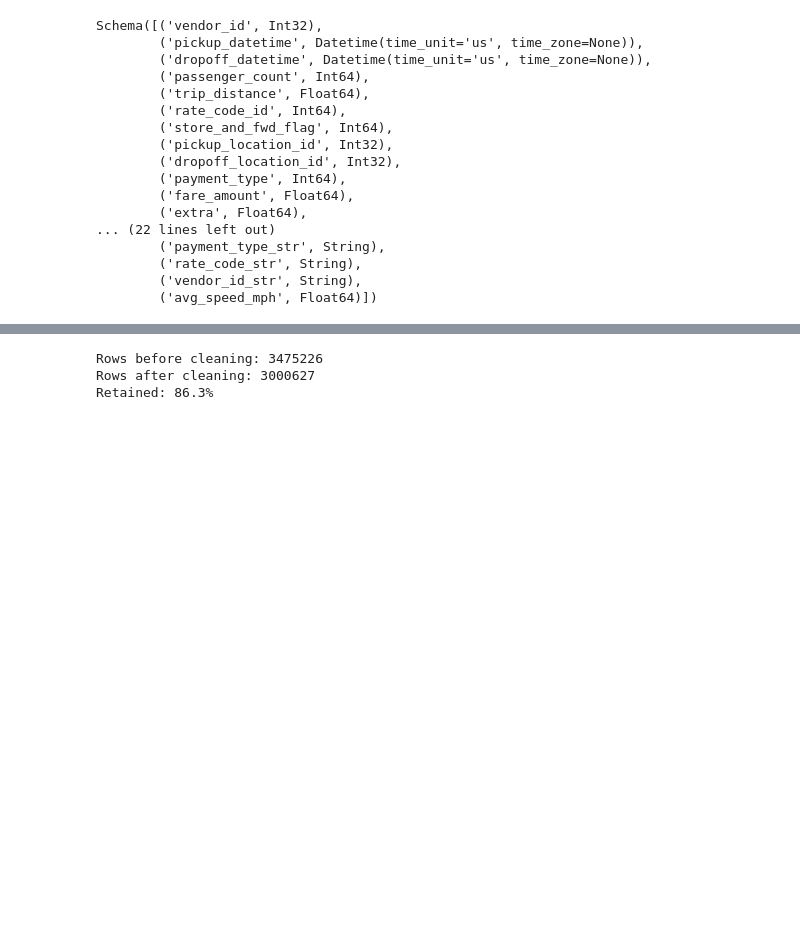
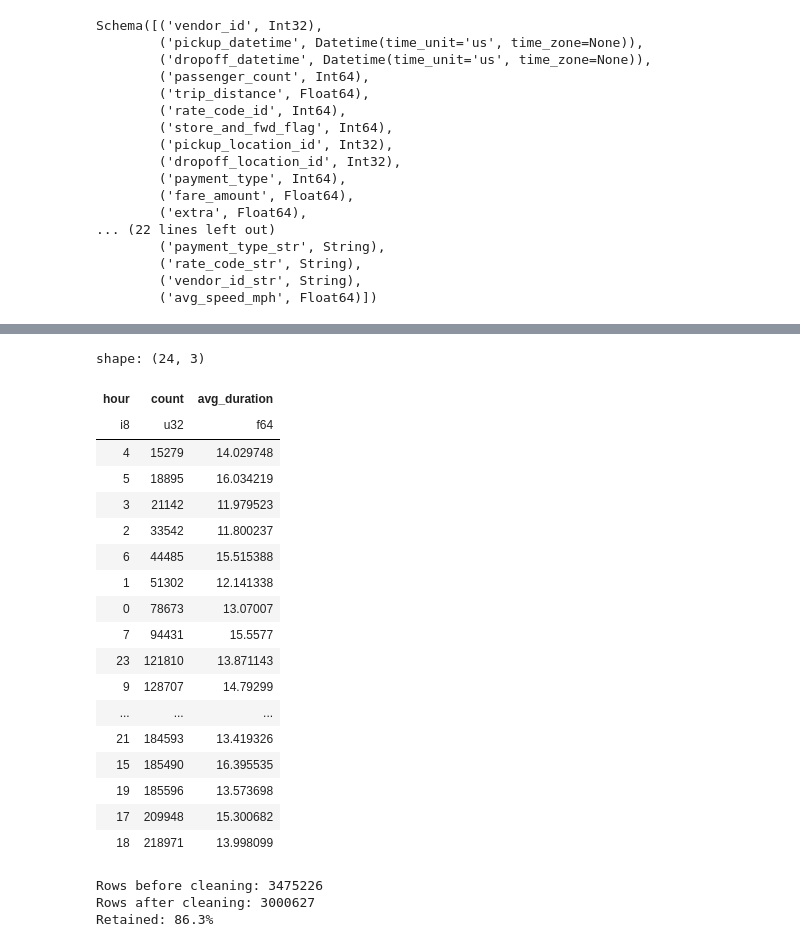
Before and after one commit to Iurisprudentia/ml-tinker, a Jupyter notebook: notebooks/eda_2025.ipynb, the cells around one changed output, grey strips where cells are left out. Drawn from its saved outputs; the diff is of its cells as text; code cells hidden in the pictures; blank space fills up the shorter version.

```diff
--- a/notebooks/eda_2025.ipynb
+++ b/notebooks/eda_2025.ipynb
@@ -275,3 +291,28 @@ df = df.select(keep_list)
+# %%
+df.group_by("hour").agg(
+    pl.len().alias("count"),
+    pl.mean("duration_min").alias("avg_duration"),
+    ).sort("count", descending=True)
+# %% [output]
+shape: (24, 3)
+| hour | count | avg_duration |
+| i8 | u32 | f64 |
+| 4 | 15279 | 14.029748 |
+| 5 | 18895 | 16.034219 |
+| 3 | 21142 | 11.979523 |
+| 2 | 33542 | 11.800237 |
+| 6 | 44485 | 15.515388 |
+| 1 | 51302 | 12.141338 |
+| 0 | 78673 | 13.07007 |
+| 7 | 94431 | 15.5577 |
+| 23 | 121810 | 13.871143 |
+| 9 | 128707 | 14.79299 |
+| ... | ... | ... |
+| 21 | 184593 | 13.419326 |
+| 15 | 185490 | 16.395535 |
+| 19 | 185596 | 13.573698 |
+| 17 | 209948 | 15.300682 |
+| 18 | 218971 | 13.998099 |
 # %%
 print(f"Rows before cleaning: {len(df_raw)}")
 print(f"Rows after cleaning: {len(df)}")
```
Also changed, not shown: parts of 1 cell of this notebook, 1 other file.
